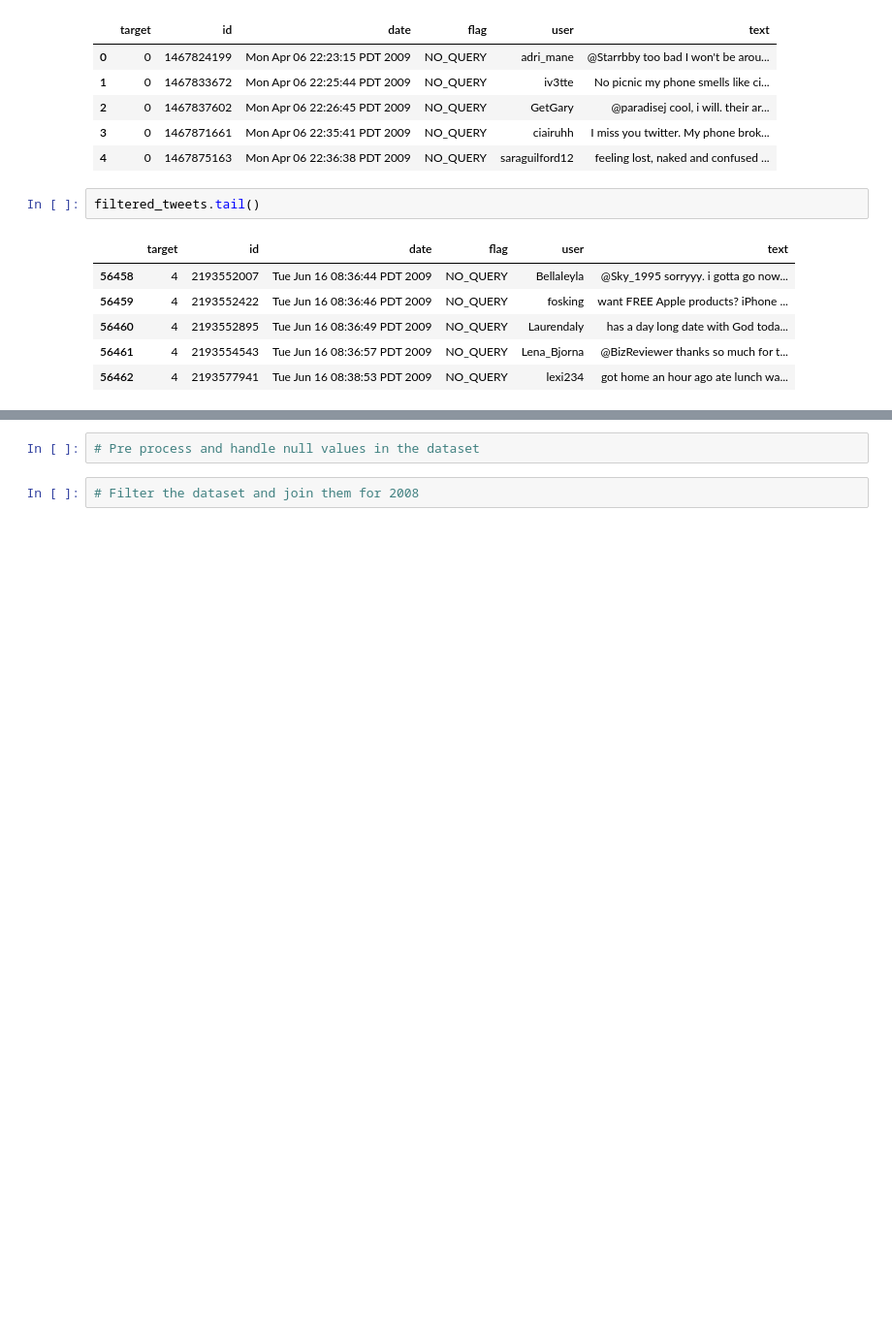
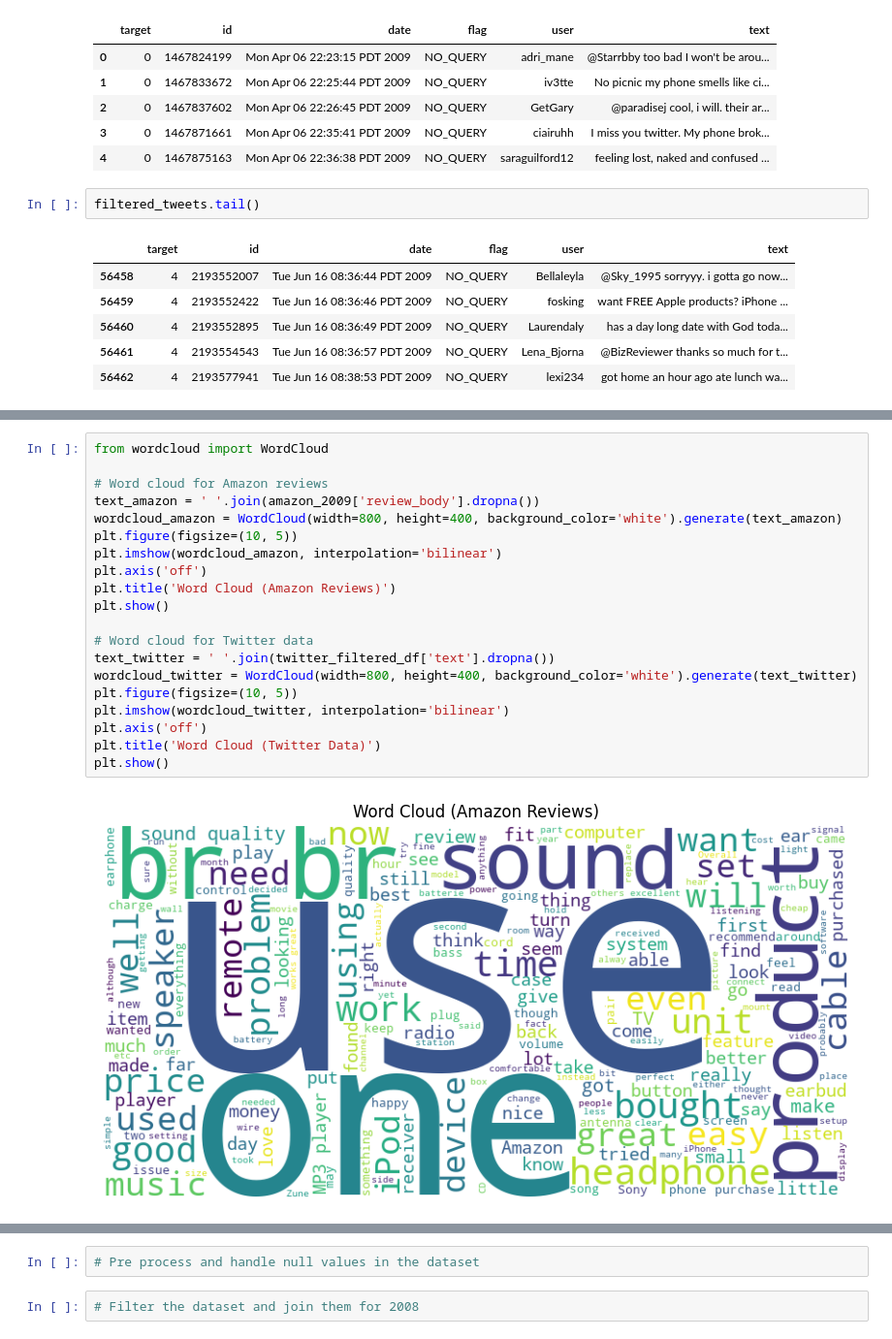
Before and after one commit to gyaneshpande/big-data-project, a Jupyter notebook: big-data-project.ipynb, the cells around one changed output, grey strips where cells are left out. Shown at 97% size. Drawn from its saved outputs; the diff is of its cells as text; blank space fills up the shorter version.

```diff
--- a/big-data-project.ipynb
+++ b/big-data-project.ipynb
@@ -116,0 +313,22 @@ filtered_tweets.tail()
+# %%
+from wordcloud import WordCloud
+
+# Word cloud for Amazon reviews
+text_amazon = ' '.join(amazon_2009['review_body'].dropna())
+wordcloud_amazon = WordCloud(width=800, height=400, background_color='white').generate(text_amazon)
+plt.figure(figsize=(10, 5))
+plt.imshow(wordcloud_amazon, interpolation='bilinear')
+plt.axis('off')
+plt.title('Word Cloud (Amazon Reviews)')
+plt.show()
+
+# Word cloud for Twitter data
+text_twitter = ' '.join(twitter_filtered_df['text'].dropna())
+wordcloud_twitter = WordCloud(width=800, height=400, background_color='white').generate(text_twitter)
+plt.figure(figsize=(10, 5))
+plt.imshow(wordcloud_twitter, interpolation='bilinear')
+plt.axis('off')
+plt.title('Word Cloud (Twitter Data)')
+plt.show()
+# %% [output]
+[figure, added]
```
Also changed, not shown: parts of 13 cells of this notebook.
